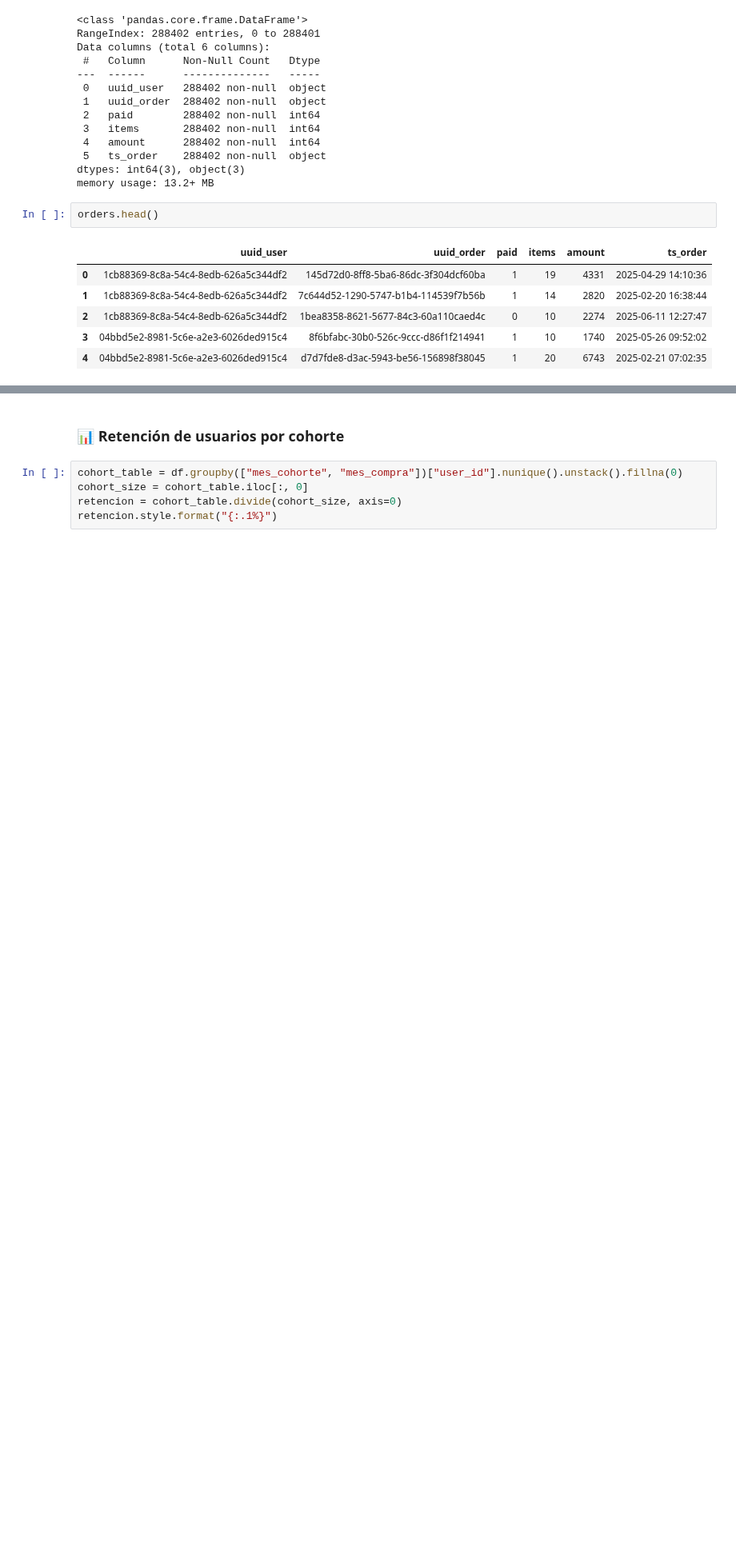
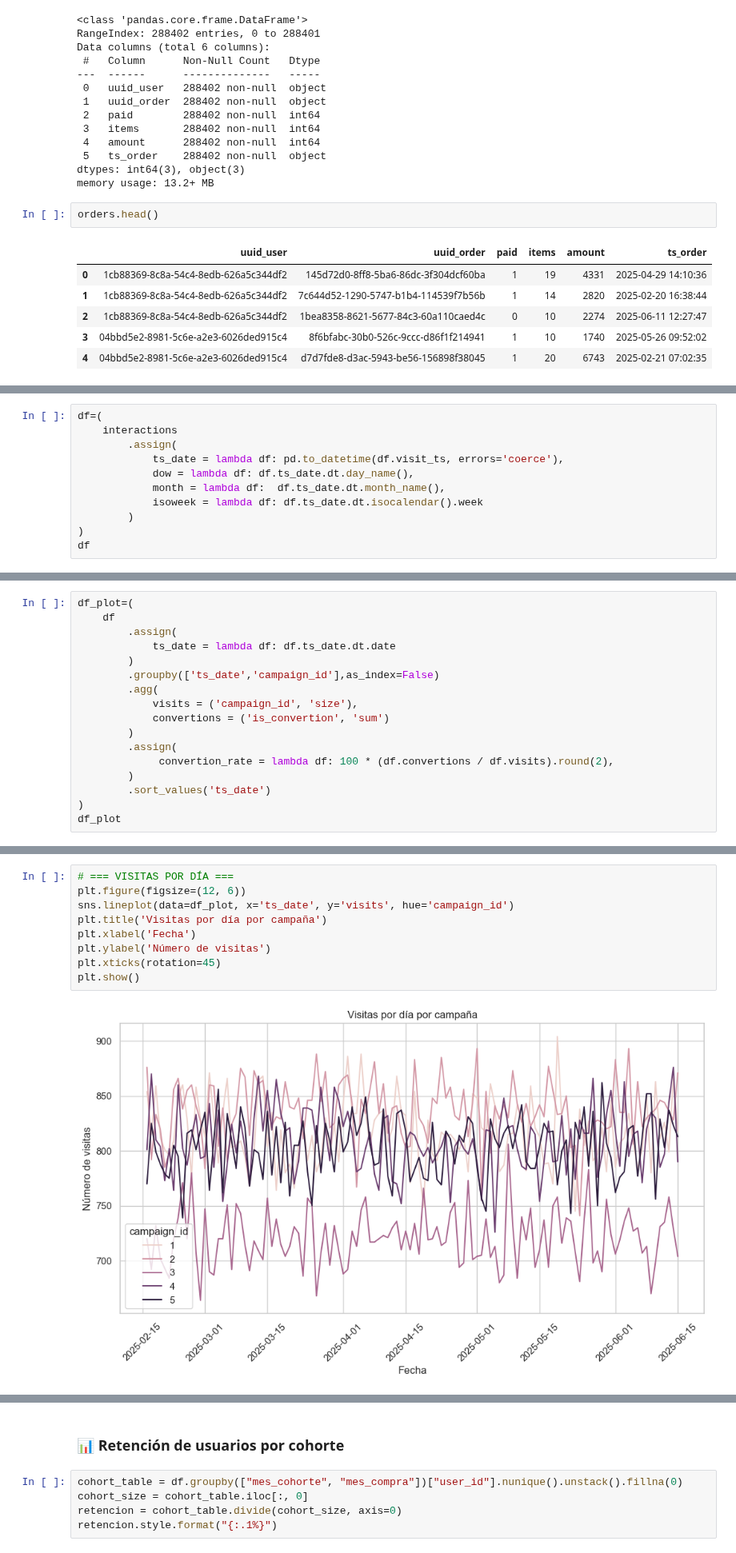
Before and after one commit to zyntonyson/bootcamp_ds_da, a Jupyter notebook: 09-da-analisis-negocio/19-Cohortes_Economia.ipynb, the cells around one changed output, grey strips where cells are left out. Shown at 80% size. Cells and saved outputs as stored; diff of their text form; blank space fills up the shorter version.

```diff
--- a/09-da-analisis-negocio/19-Cohortes_Economia.ipynb
+++ b/09-da-analisis-negocio/19-Cohortes_Economia.ipynb
@@ -254,0 +341,11 @@ df.head()
+# %%
+df=(
+    interactions
+        .assign(
+            ts_date = lambda df: pd.to_datetime(df.visit_ts, errors='coerce'),
+            dow = lambda df: df.ts_date.dt.day_name(),
+            month = lambda df:  df.ts_date.dt.month_name(),
+            isoweek = lambda df: df.ts_date.dt.isocalendar().week
+        )
+)
+df
@@ -254,0 +366,17 @@ df.head()
+# %%
+df_plot=(
+    df
+        .assign(
+            ts_date = lambda df: df.ts_date.dt.date
+        )
+        .groupby(['ts_date','campaign_id'],as_index=False)
+        .agg(
+            visits = ('campaign_id', 'size'),
+            convertions = ('is_convertion', 'sum')
+        )
+        .assign(
+             convertion_rate = lambda df: 100 * (df.convertions / df.visits).round(2),
+        )
+        .sort_values('ts_date')
+)
+df_plot
@@ -254,0 +397,11 @@ df.head()
+# %%
+# === VISITAS POR DÍA ===
+plt.figure(figsize=(12, 6))
+sns.lineplot(data=df_plot, x='ts_date', y='visits', hue='campaign_id')
+plt.title('Visitas por día por campaña')
+plt.xlabel('Fecha')
+plt.ylabel('Número de visitas')
+plt.xticks(rotation=45)
+plt.show()
+# %% [output]
+[figure, added]
```
Also changed, not shown: parts of 42 cells of this notebook.
